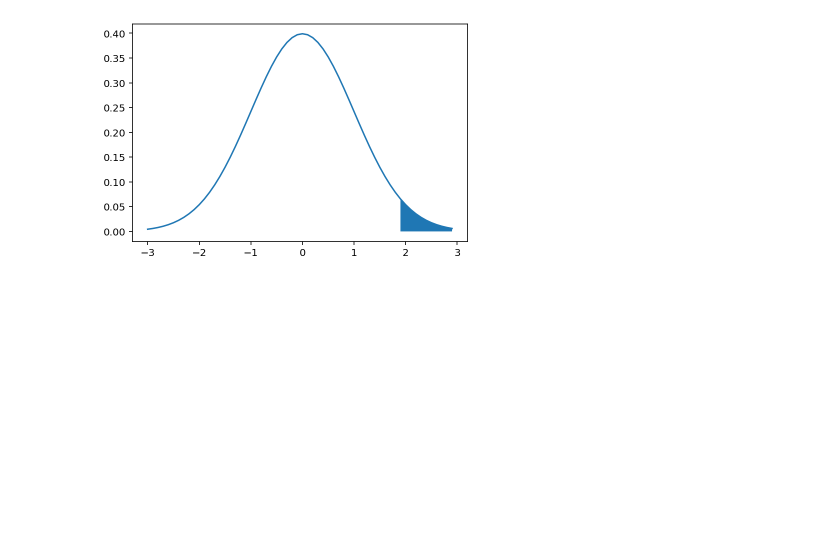
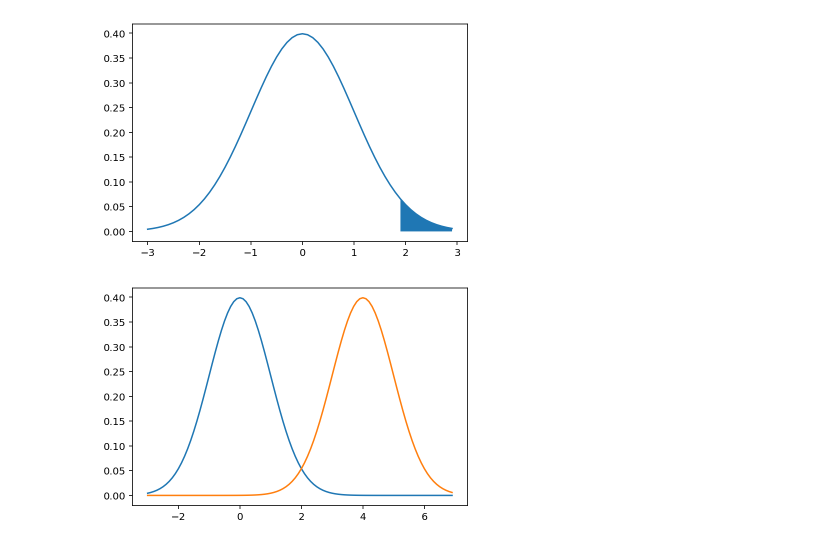
Before and after one commit to lselector/notebooks, a Jupyter notebook: A_B_Split_Test.ipynb, the cells around one changed output. Saved outputs shown, nothing was run; the diff lists cells and outputs as text; code cells hidden in the pictures; blank space fills up the shorter version.

```diff
--- a/A_B_Split_Test.ipynb
+++ b/A_B_Split_Test.ipynb
@@ -171,3 +171,19 @@ plt.show()
 Z-score : 1.8427
 p_val   : 0.0581
 [figure]
+# %%
+z = np.arange(-8, 8, 0.1)
+arr0 = stats.norm.pdf(z)
+arr1= arr0[50:-10]
+arr2= arr0[10:-50]
+xx = [0.1*x-3 for x in range(len(arr1))]
+# print(len(arr0))
+# print(len(arr1))
+# print(len(arr2))
+# print(len(xx))
+# %%
+plt.plot(xx, arr1)
+plt.plot(xx, arr2)
+plt.show()
+# %% [output]
+[figure, added]
```
